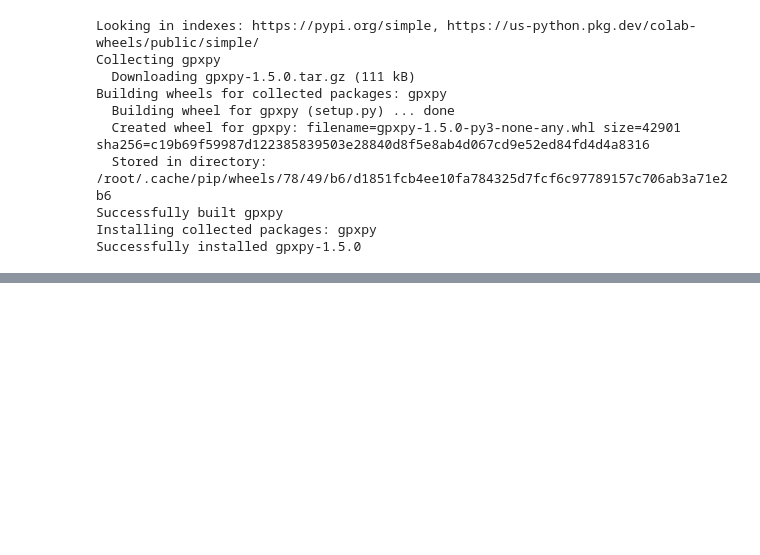
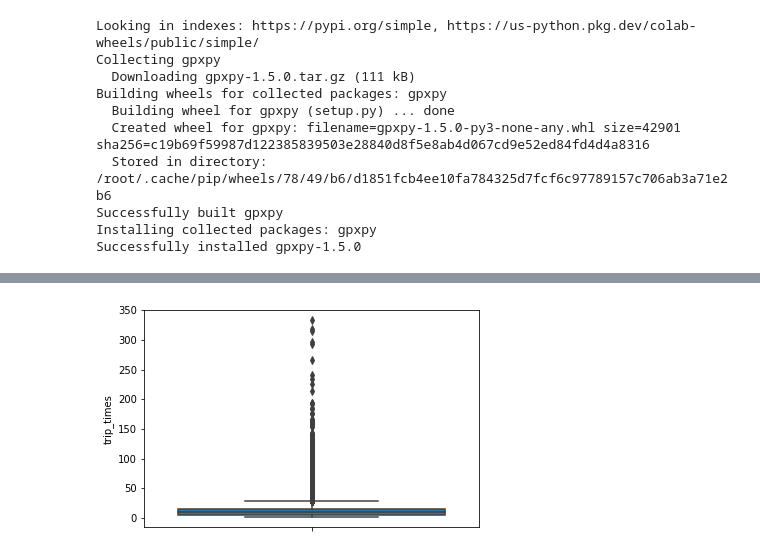
Before and after one commit to yj5698/tat_kyj, a Jupyter notebook: 2022.11.10.ipynb, the cells around one changed output, grey strips where cells are left out. Saved outputs shown, nothing was run; the diff lists cells and outputs as text; code cells hidden in the pictures; blank space fills up the shorter version.

```diff
--- a/2022.11.10.ipynb
+++ b/2022.11.10.ipynb
@@ -69,0 +231,9 @@ Successfully installed gpxpy-1.5.0
+# %%
+#removing data based on our analysis and TLC regulations
+frame_with_durations_modified=frame_with_durations[(frame_with_durations.trip_times>1) & (frame_with_durations.trip_times<360)]
+# %%
+#box-plot after removal of outliers
+sns.boxplot(y="trip_times", data =frame_with_durations_modified)
+plt.show()
+# %% [output]
+[figure, added]
```
Also changed, not shown: parts of 18 cells of this notebook.
